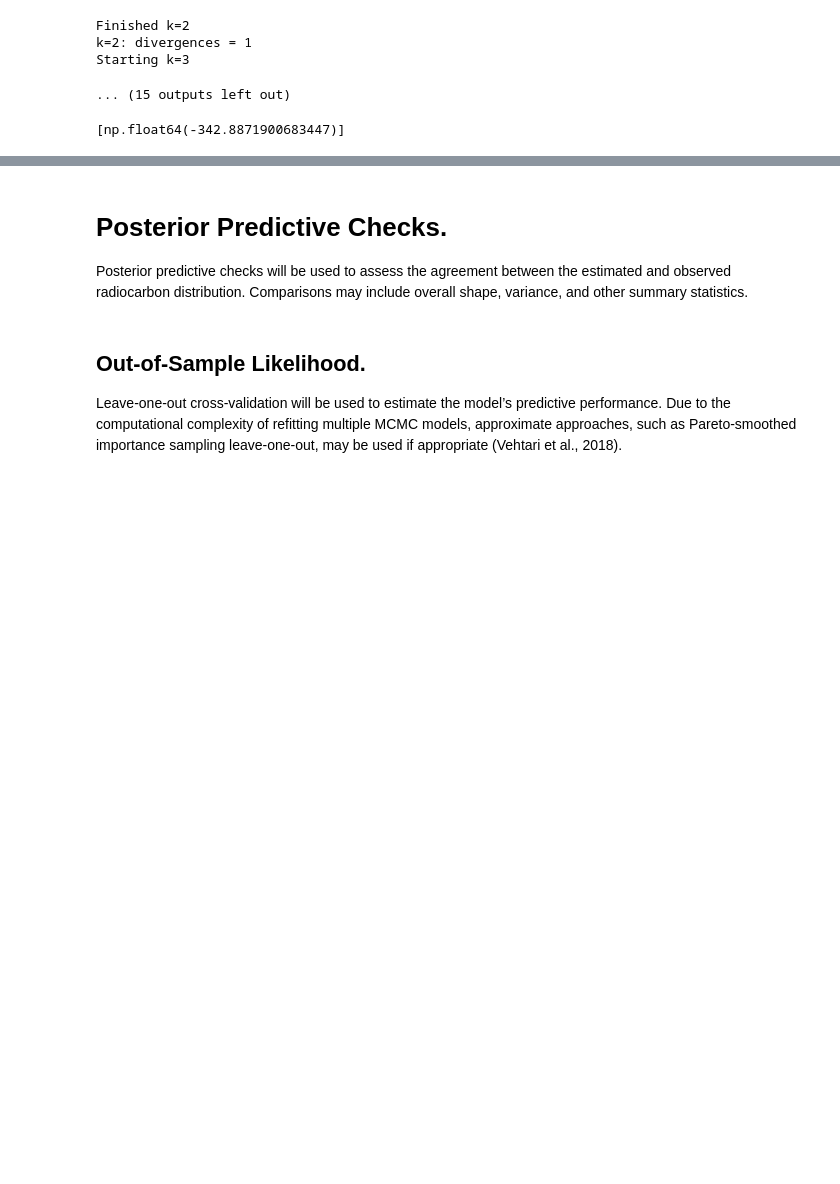
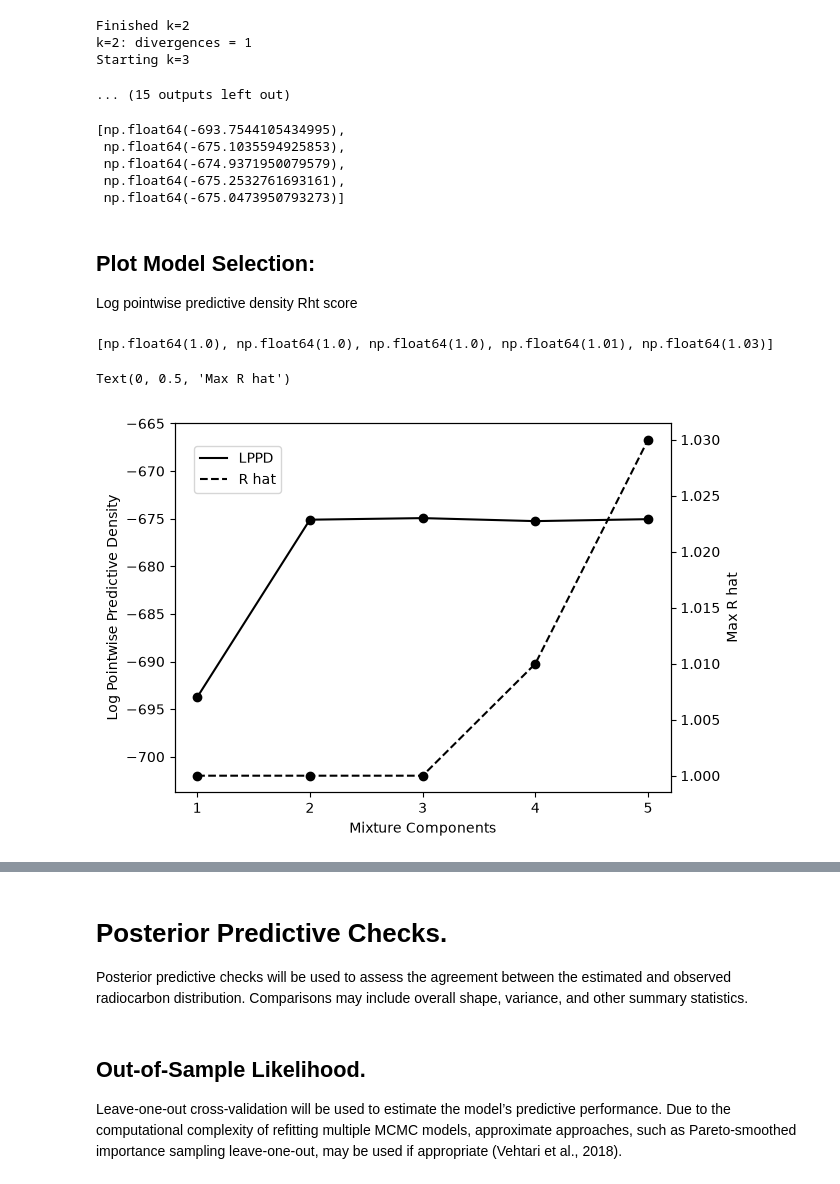
Before and after one commit to marchmanjake/radiocarbon, a Jupyter notebook: final_project_model_pipeline-1.ipynb, the cells around one changed output, grey strips where cells are left out. Drawn from its saved outputs; the diff is of its cells as text; code cells hidden in the pictures; blank space fills up the shorter version.

Commit message:
plots created

```diff
--- a/final_project_model_pipeline-1.ipynb
+++ b/final_project_model_pipeline-1.ipynb
@@ -533,7 +526,7 @@ for k in mixtures:
                 pdf_value = np.sum(
                     [weight * norm.pdf(calendar_years, m, s) for weight, m, s in zip(w, m, s)], axis=0
                 )
-                draw_likelihood = test_calibration_grid * x0
+                draw_likelihood = pdf_value * x0
 
                 draw_likelihoods.append(np.sum(draw_likelihood))
 
@@ -541,15 +534,6 @@ for k in mixtures:
         point_i_likelihood.append(
             np.log(np.mean(draw_likelihoods) + 1e-12)
         )
-                #draw_i_cal_t = []
-                #for (p,t) in zip(calibrated_density_grid, calendar_years):
-                #    pdf_value = np.sum(
-                #        [weight * norm.pdf(t, m, s) for weight, m, s in zip(w, m, s)],
-                #            axis=0
-                #        )
-
-                    #draw_i_cal_t.append(pdf_value*p)
-                #point_i_likelihood.append(np.sum(draw_i_cal_t))
 
     log_pointwise_predictive_density = np.sum(point_i_likelihood)
     lppd.append(log_pointwise_predictive_density)
@@ -557,4 +541,43 @@ for k in mixtures:
 lppd
 # Now the question: is the log likelihood of the point computeed for every draw?
 # %% [output]
-[np.float64(-342.8871900683447)]
+[np.float64(-693.7544105434995),
+ np.float64(-675.1035594925853),
+ np.float64(-674.9371950079579),
+ np.float64(-675.2532761693161),
+ np.float64(-675.0473950793273)]
+# %% [markdown]
+## Plot Model Selection:
+
+Log pointwise predictive density
+Rht score
+# %%
+#Load data summaries
+summary_k1 = az.summary(az.from_netcdf(f"gmm_k{1}.nc"))
+summary_k2 = az.summary(az.from_netcdf(f"gmm_k{2}.nc"))
+summary_k3 = az.summary(az.from_netcdf(f"gmm_k{3}.nc"))
+summary_k4 = az.summary(az.from_netcdf(f"gmm_k{4}.nc"))
+summary_k5 = az.summary(az.from_netcdf(f"gmm_k{5}.nc"))
+# %%
+
+rhats = [np.max(mod_sum["r_hat"].astype(float)) for mod_sum in [summary_k1, summary_k2, summary_k3, summary_k4, summary_k5] ]
+# %%
+print(rhats)
+
+fig, ax1 = plt.subplots()
+
+ax1.scatter(mixtures, lppd, color="black")
+ax1.plot(mixtures, lppd, color="black",label="LPPD")
+ax1.set_ylim(np.min(lppd)-10, np.max((lppd))+10)
+ax2 = ax1.twinx()
+ax2.plot(mixtures, rhats, color="black", linestyle="--",label="R hat")
+ax2.scatter(mixtures, rhats, color="black")
+fig.legend(loc=(0.15,0.8))
+plt.xticks([1,2,3,4,5])
+ax1.set_xlabel("Mixture Components")
+ax1.set_ylabel("Log Pointwise Predictive Density")
+ax2.set_ylabel("Max R hat")
+# %% [output]
+[np.float64(1.0), np.float64(1.0), np.float64(1.0), np.float64(1.01), np.float64(1.03)]
+Text(0, 0.5, 'Max R hat')
+[figure, added]
```
Also changed, not shown: parts of 4 cells of this notebook.
